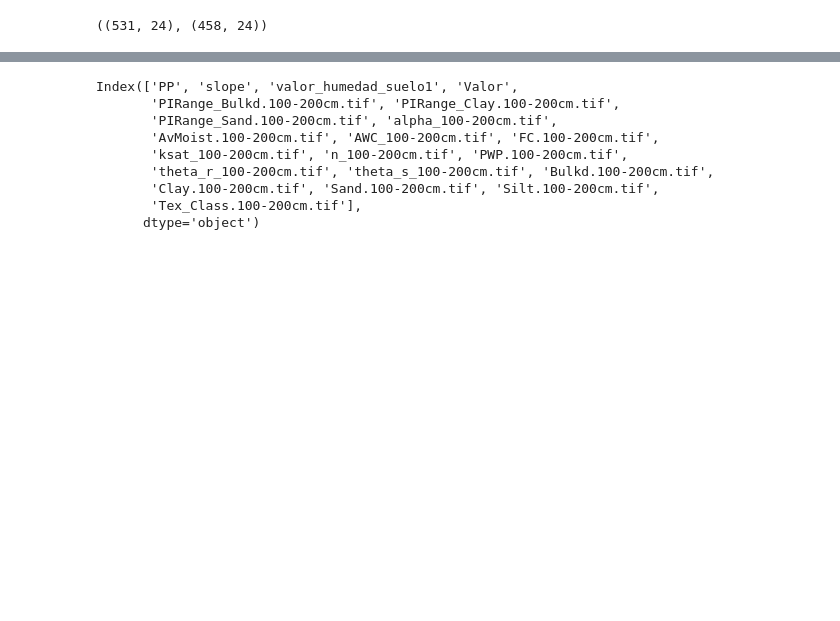
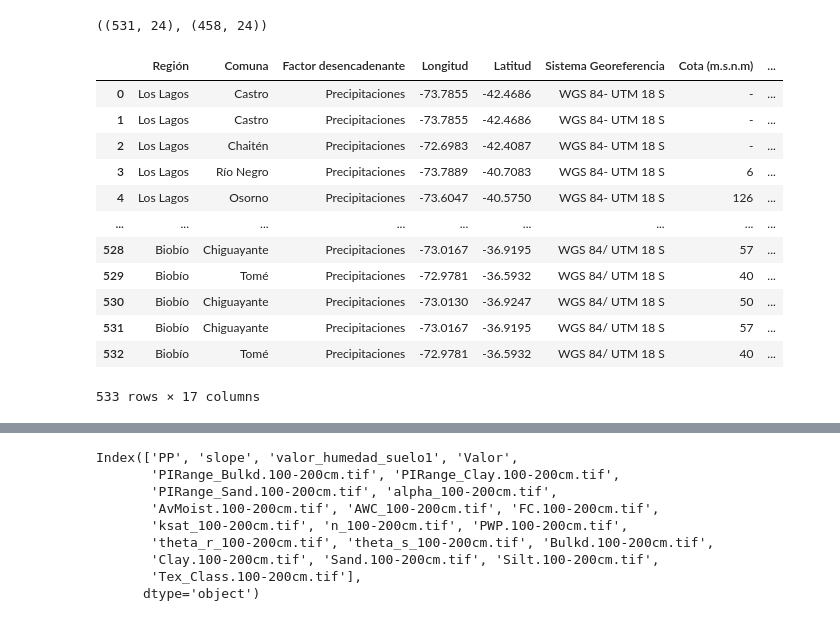
Before and after one commit to ManuelLabbe/script_geotiff_data_extraction, a Jupyter notebook: final_eda.ipynb, the cells around one changed output, grey strips where cells are left out. Drawn from its saved outputs; the diff is of its cells as text; code cells hidden in the pictures; blank space fills up the shorter version.

```diff
--- a/final_eda.ipynb
+++ b/final_eda.ipynb
@@ -209,3 +209,19 @@ data_1_final = pd.concat([data_1_aux, data_1_filtered], axis=1)
 data_0_final.shape, data_1_final.shape
 # %% [output]
 ((531, 24), (458, 24))
+# %%
+db_1
+# %% [output]
+|  | Región | Comuna | Factor desencadenante | Longitud | Latitud | Sistema Georeferencia | Cota (m.s.n.m) | ... |
+| 0 | Los Lagos | Castro | Precipitaciones | -73.7855 | -42.4686 | WGS 84- UTM 18 S | - | ... |
+| 1 | Los Lagos | Castro | Precipitaciones | -73.7855 | -42.4686 | WGS 84- UTM 18 S | - | ... |
+| 2 | Los Lagos | Chaitén | Precipitaciones | -72.6983 | -42.4087 | WGS 84- UTM 18 S | - | ... |
+| 3 | Los Lagos | Río Negro | Precipitaciones | -73.7889 | -40.7083 | WGS 84- UTM 18 S | 6 | ... |
+| 4 | Los Lagos | Osorno | Precipitaciones | -73.6047 | -40.5750 | WGS 84- UTM 18 S | 126 | ... |
+| ... | ... | ... | ... | ... | ... | ... | ... | ... |
+| 528 | Biobío | Chiguayante | Precipitaciones | -73.0167 | -36.9195 | WGS 84/ UTM 18 S | 57 | ... |
+| 529 | Biobío | Tomé | Precipitaciones | -72.9781 | -36.5932 | WGS 84/ UTM 18 S | 40 | ... |
+| 530 | Biobío | Chiguayante | Precipitaciones | -73.0130 | -36.9247 | WGS 84/ UTM 18 S | 50 | ... |
+| 531 | Biobío | Chiguayante | Precipitaciones | -73.0167 | -36.9195 | WGS 84/ UTM 18 S | 57 | ... |
+| 532 | Biobío | Tomé | Precipitaciones | -72.9781 | -36.5932 | WGS 84/ UTM 18 S | 40 | ... |
+533 rows × 17 columns
```
Also changed, not shown: parts of 5 cells of this notebook.
